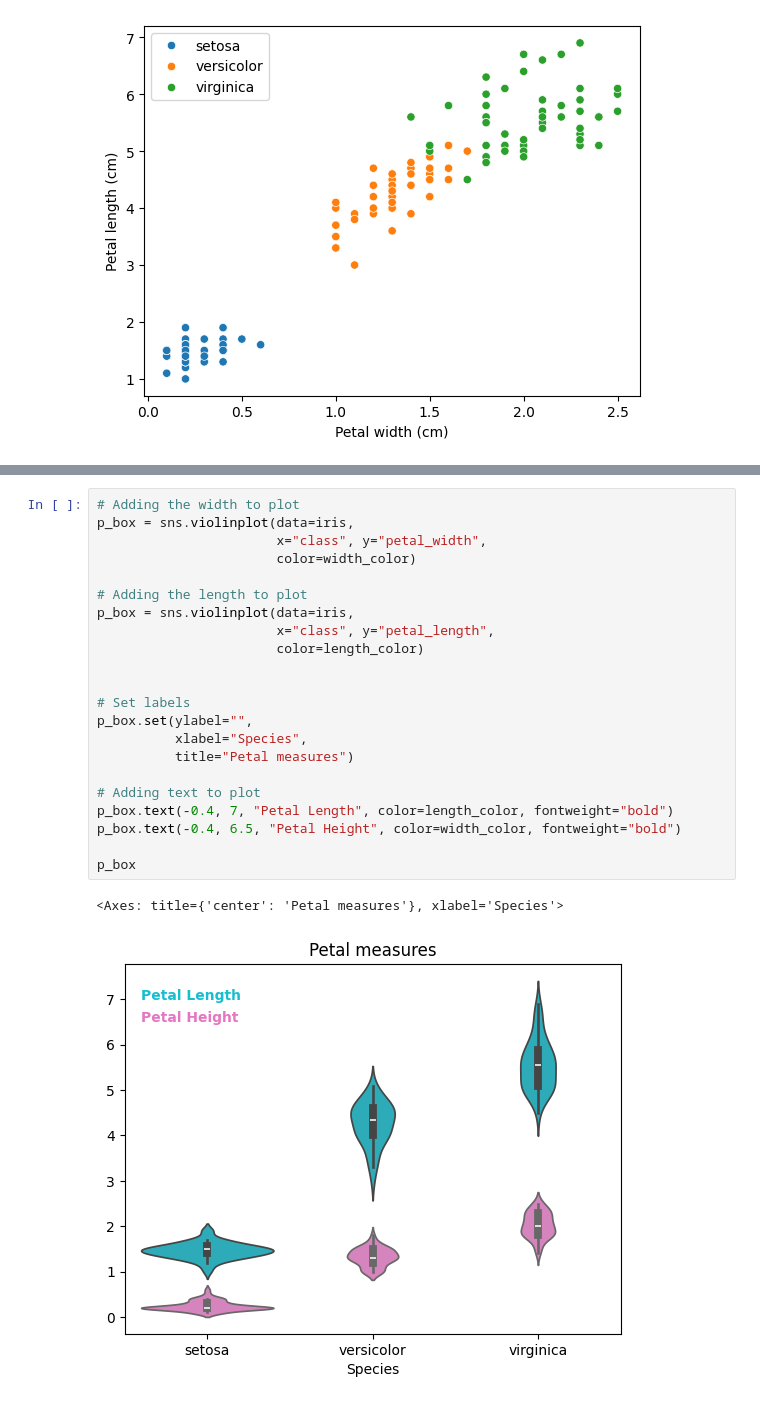
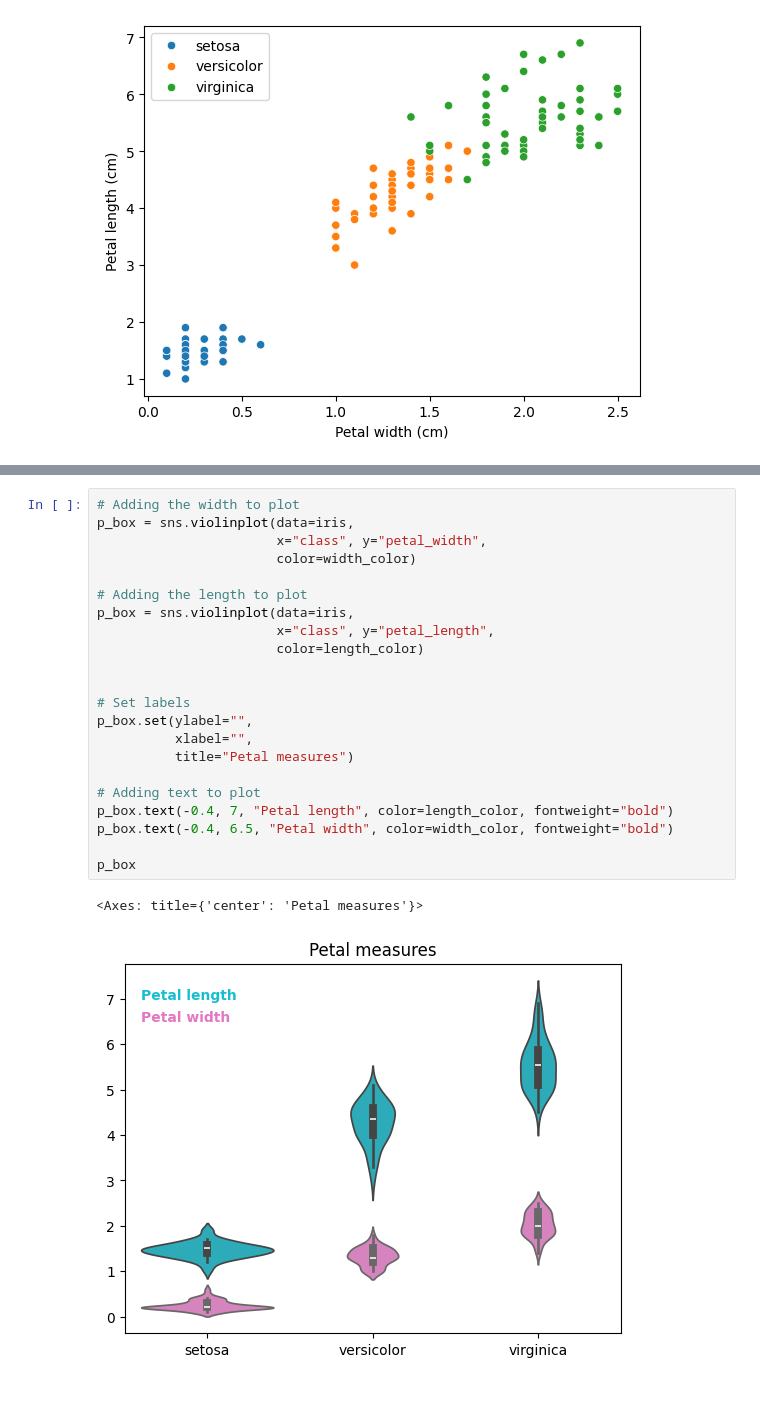
Before and after one commit to Crudeerz/Statistik-Rasmus-Berghall, a Jupyter notebook: Assignment/Code/analysis.ipynb, the cells around one changed output, grey strips where cells are left out. Drawn from its saved outputs; the diff is of its cells as text.

```diff
--- a/Assignment/Code/analysis.ipynb
+++ b/Assignment/Code/analysis.ipynb
@@ -172,25 +193,25 @@ Violin plots for petal measures
 # %%
 # Adding the width to plot
 p_box = sns.violinplot(data=iris,
                        x="class", y="petal_width",
                        color=width_color)
 
 # Adding the length to plot
 p_box = sns.violinplot(data=iris,
                        x="class", y="petal_length",
                        color=length_color)
 
 
 # Set labels
 p_box.set(ylabel="",
-          xlabel="Species",
+          xlabel="",
           title="Petal measures")
 
 # Adding text to plot
-p_box.text(-0.4, 7, "Petal Length", color=length_color, fontweight="bold")
-p_box.text(-0.4, 6.5, "Petal Height", color=width_color, fontweight="bold")
+p_box.text(-0.4, 7, "Petal length", color=length_color, fontweight="bold")
+p_box.text(-0.4, 6.5, "Petal width", color=width_color, fontweight="bold")
 
 p_box
 # %% [output]
-<Axes: title={'center': 'Petal measures'}, xlabel='Species'>
+<Axes: title={'center': 'Petal measures'}>
-[figure, old version]
+[figure, new version]
```
Also changed, not shown: parts of 8 cells of this notebook, 2 other files.
